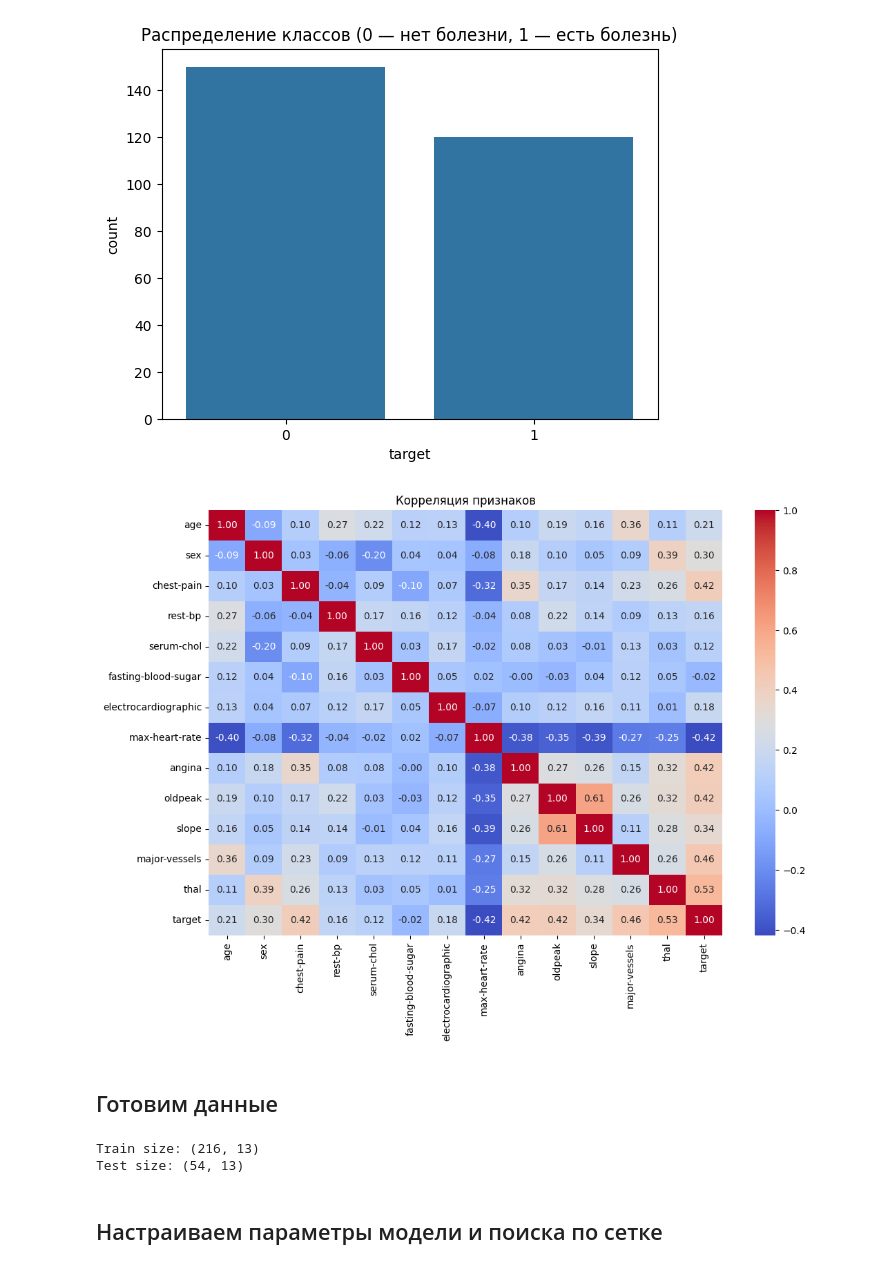
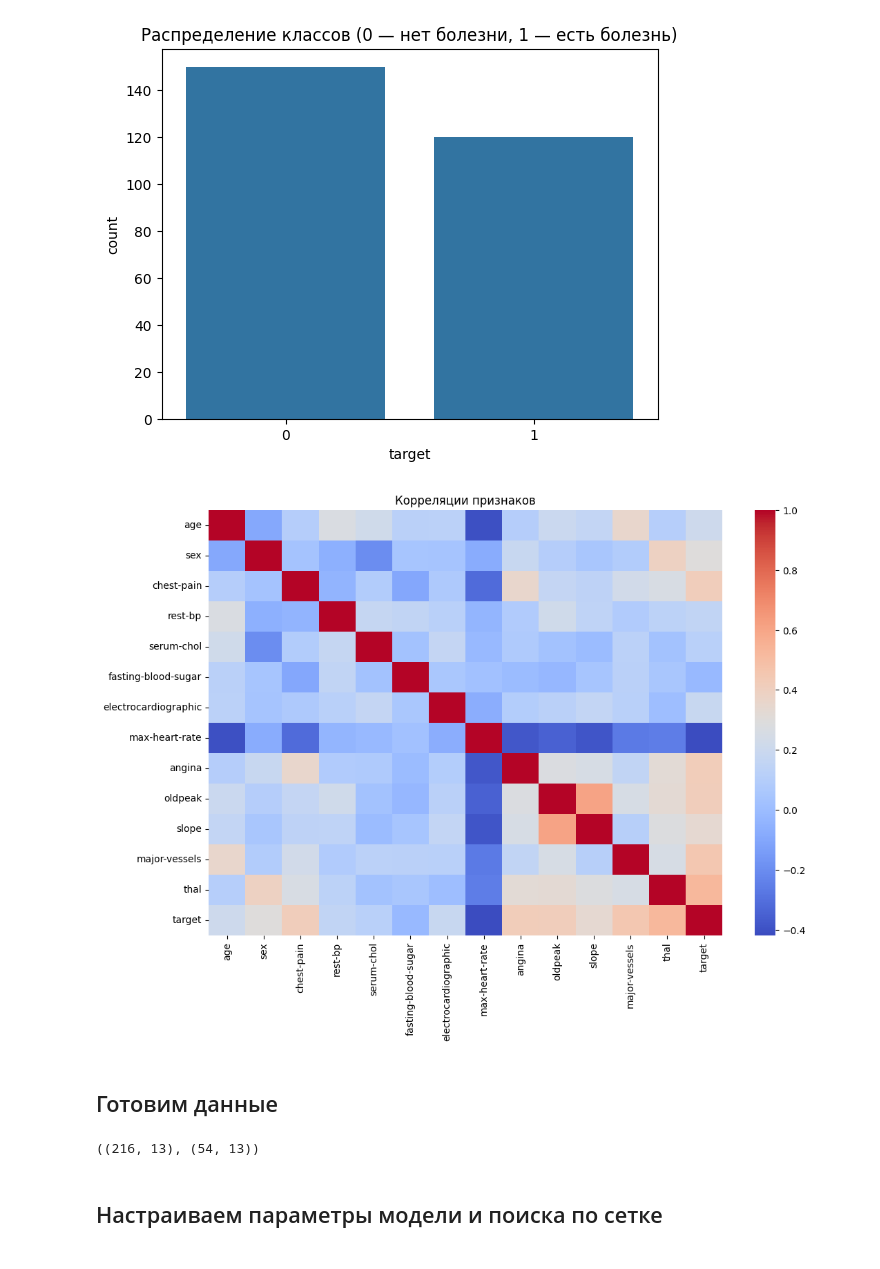
Before and after one commit to ronzhin-dmitry/otus-ml-pro, a Jupyter notebook: hw1_EDA_boosting.ipynb, the cells around one changed output. Drawn from its saved outputs; the diff is of its cells as text; code cells hidden in the pictures.

```diff
--- a/hw1_EDA_boosting.ipynb
+++ b/hw1_EDA_boosting.ipynb
@@ -1,20 +36,12 @@
 # %%
-!pip install -q ucimlrepo xgboost lightgbm catboost scikit-learn matplotlib seaborn joblib
+heart = fetch_ucirepo(id=145)  # Statlog (Heart)
+X = heart.data.features
+y = heart.data.targets  # DataFrame с одной колонкой
 
-from ucimlrepo import fetch_ucirepo
-import pandas as pd
-
-# Загрузка датасета Statlog (Heart)
-heart = fetch_ucirepo(id=145)
-
-X = heart.data.features
-y = heart.data.targets
-
-# Преобразование и объединение
 df = pd.concat([X, pd.Series(y.values.ravel(), name='target')], axis=1)
 
-# По умолчанию в датасете целевые 1 и 2, а не 0 и 1. Переведем в 0 и 1 (по привычке)
-df['target'] = df['target'].map({1: 0, 2: 1})
+# Приведение target к 0/1: в оригинале 1 = здоров, 2 = болезнь
+df['target'] = df['target'].map({1: 0, 2: 1}).astype(int)
 
 df.head()
 # %% [output]
@@ -67,30 +94,27 @@ plt.show()
 # %% [output]
 [figure]
 # %%
-# Матрица корреляции
 plt.figure(figsize=(12, 8))
-sns.heatmap(df.corr(), annot=True, fmt=".2f", cmap="coolwarm")
-plt.title("Корреляция признаков")
+sns.heatmap(df.corr(numeric_only=True), annot=False, cmap="coolwarm")
+plt.title("Корреляции признаков")
 plt.show()
 
 # Что видно - целевой признак не со всеми хорошо скоррелирован, thal (Талассемия - наследственное заболевание крови)
 # показывает хорошую корреляцию.
 # %% [output]
-[figure, old version]
+[figure, new version]
 # %% [markdown]
 ## Готовим данные
 # %%
-from sklearn.model_selection import train_test_split
+X = df.drop(columns=['target'])
+y = df['target']
 
-X = df.drop("target", axis=1)
-y = df["target"]
+X_train, X_test, y_train, y_test = train_test_split(
+    X, y, stratify=y, test_size=0.2, random_state=42
+)
 
-X_train, X_test, y_train, y_test = train_test_split(X, y, stratify=y, test_size=0.2, random_state=42)
-
-print("Train size:", X_train.shape)
-print("Test size:", X_test.shape)
+X_train.shape, X_test.shape
 # %% [output]
-Train size: (216, 13)
-Test size: (54, 13)
+((216, 13), (54, 13))
 # %% [markdown]
 ## Настраиваем параметры модели и поиска по сетке
```
Also changed, not shown: parts of 17 cells of this notebook.
